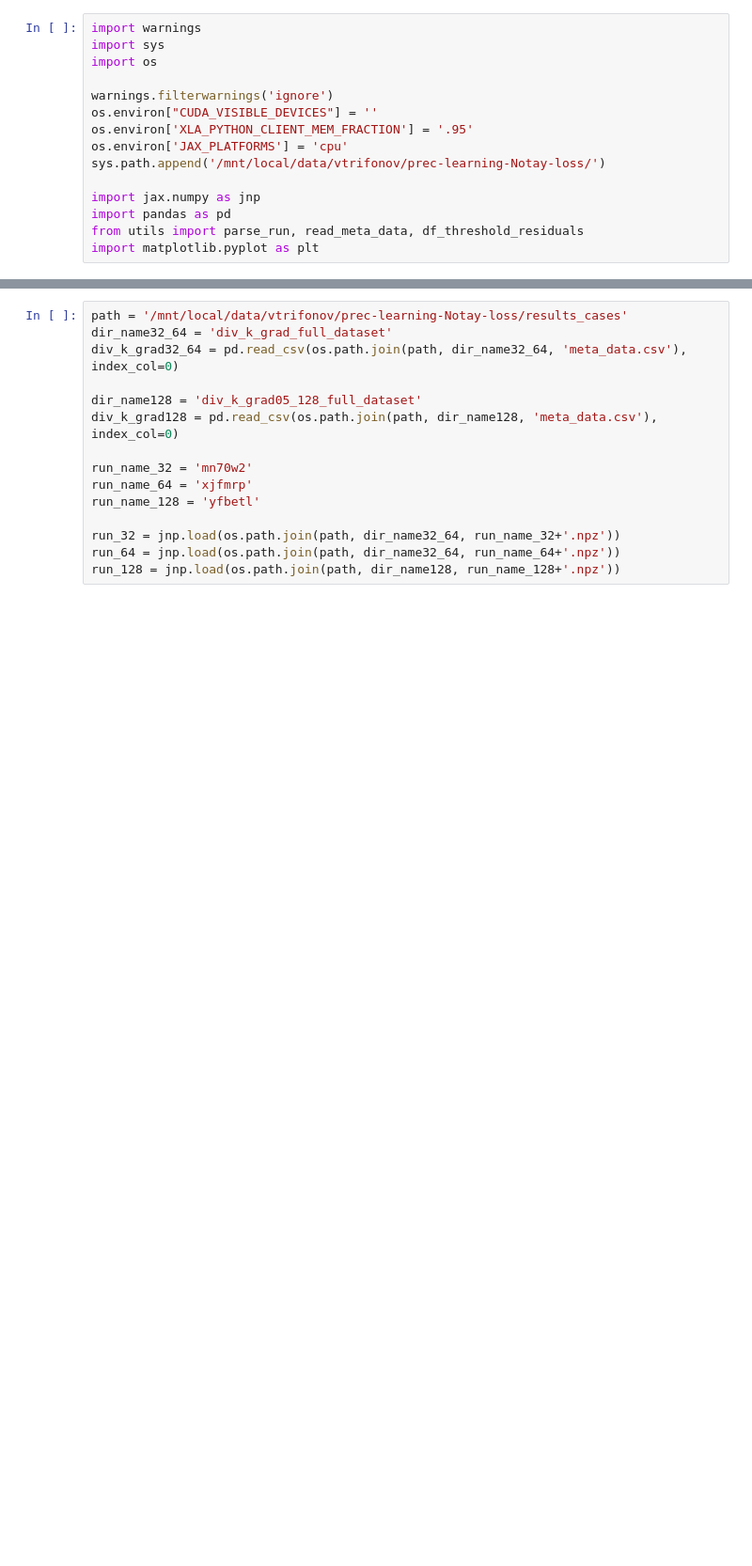
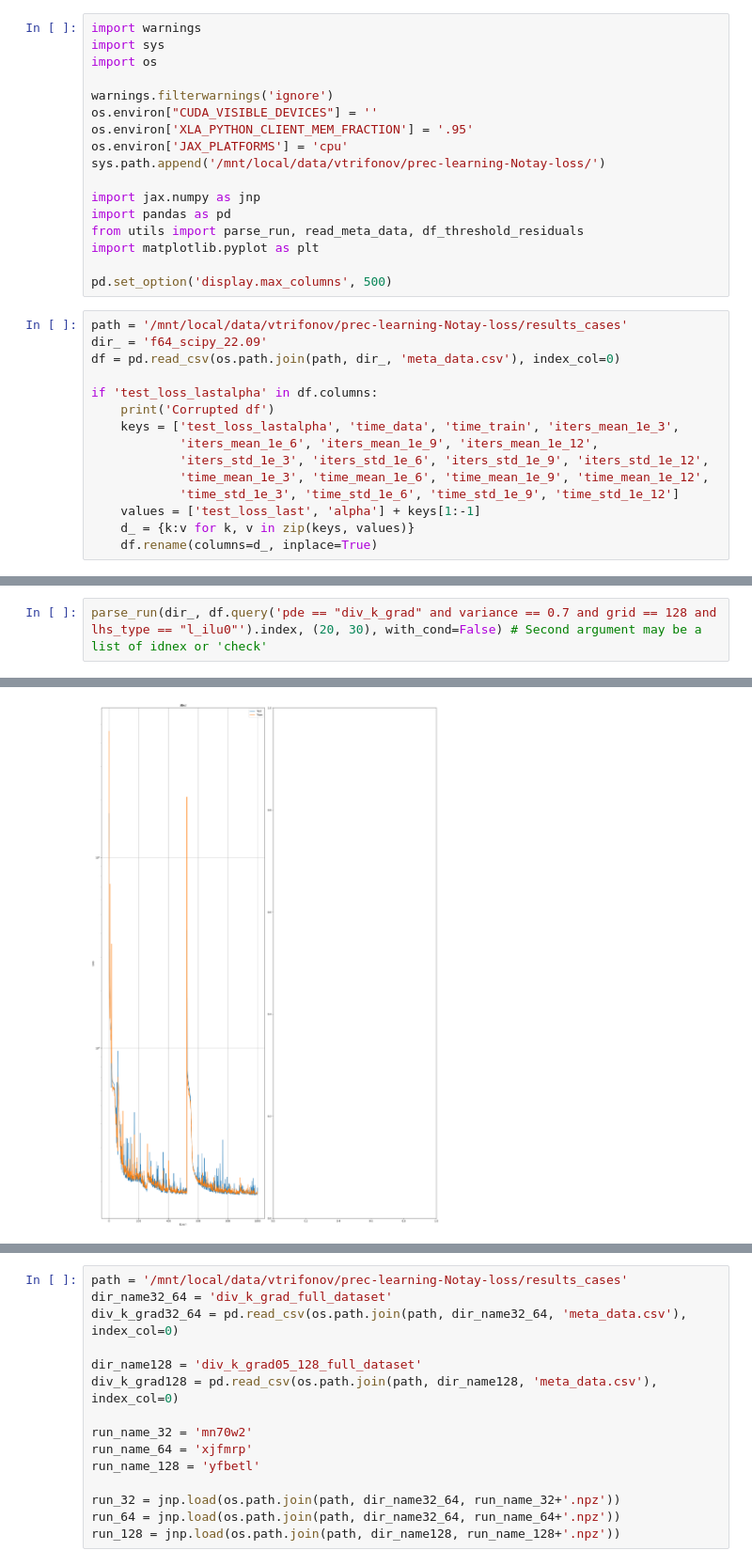
Before and after one commit to vltrifonov/PreCorrector, a Jupyter notebook: experiments/autoruns/valid_cases.ipynb, the cells around one changed output, grey strips where cells are left out. Shown at 94% size. Saved outputs shown, nothing was run; the diff lists cells and outputs as text; blank space fills up the shorter version.

Commit message:
Experiments for iclr2025. Updated inference of PreCorrector. CG is run with scipy. Some experiments with SuiteSprase

```diff
--- a/experiments/autoruns/valid_cases.ipynb
+++ b/experiments/autoruns/valid_cases.ipynb
@@ -13,3 +13,20 @@ import jax.numpy as jnp
 import pandas as pd
 from utils import parse_run, read_meta_data, df_threshold_residuals
 import matplotlib.pyplot as plt
+
+pd.set_option('display.max_columns', 500)
+# %%
+path = '/mnt/local/data/vtrifonov/prec-learning-Notay-loss/results_cases'
+dir_ = 'f64_scipy_22.09'
+df = pd.read_csv(os.path.join(path, dir_, 'meta_data.csv'), index_col=0)
+
+if 'test_loss_lastalpha' in df.columns:
+    print('Corrupted df')
+    keys = ['test_loss_lastalpha', 'time_data', 'time_train', 'iters_mean_1e_3',
+            'iters_mean_1e_6', 'iters_mean_1e_9', 'iters_mean_1e_12',
+            'iters_std_1e_3', 'iters_std_1e_6', 'iters_std_1e_9', 'iters_std_1e_12',
+            'time_mean_1e_3', 'time_mean_1e_6', 'time_mean_1e_9', 'time_mean_1e_12',
+            'time_std_1e_3', 'time_std_1e_6', 'time_std_1e_9', 'time_std_1e_12']
+    values = ['test_loss_last', 'alpha'] + keys[1:-1]
+    d_ = {k:v for k, v in zip(keys, values)}
+    df.rename(columns=d_, inplace=True)
@@ -15,0 +85,3 @@ import matplotlib.pyplot as plt
+# %%
+parse_run(dir_, df.query('pde == "div_k_grad" and variance == 0.7 and grid == 128 and lhs_type == "l_ilu0"').index, (20, 30), with_cond=False) # Second argument may be a list of idnex or 'check'
+# %% [output]
@@ -15,0 +90 @@ import matplotlib.pyplot as plt
+[figure, added]
```
Also changed, not shown: parts of 14 cells of this notebook, 12 other files.
